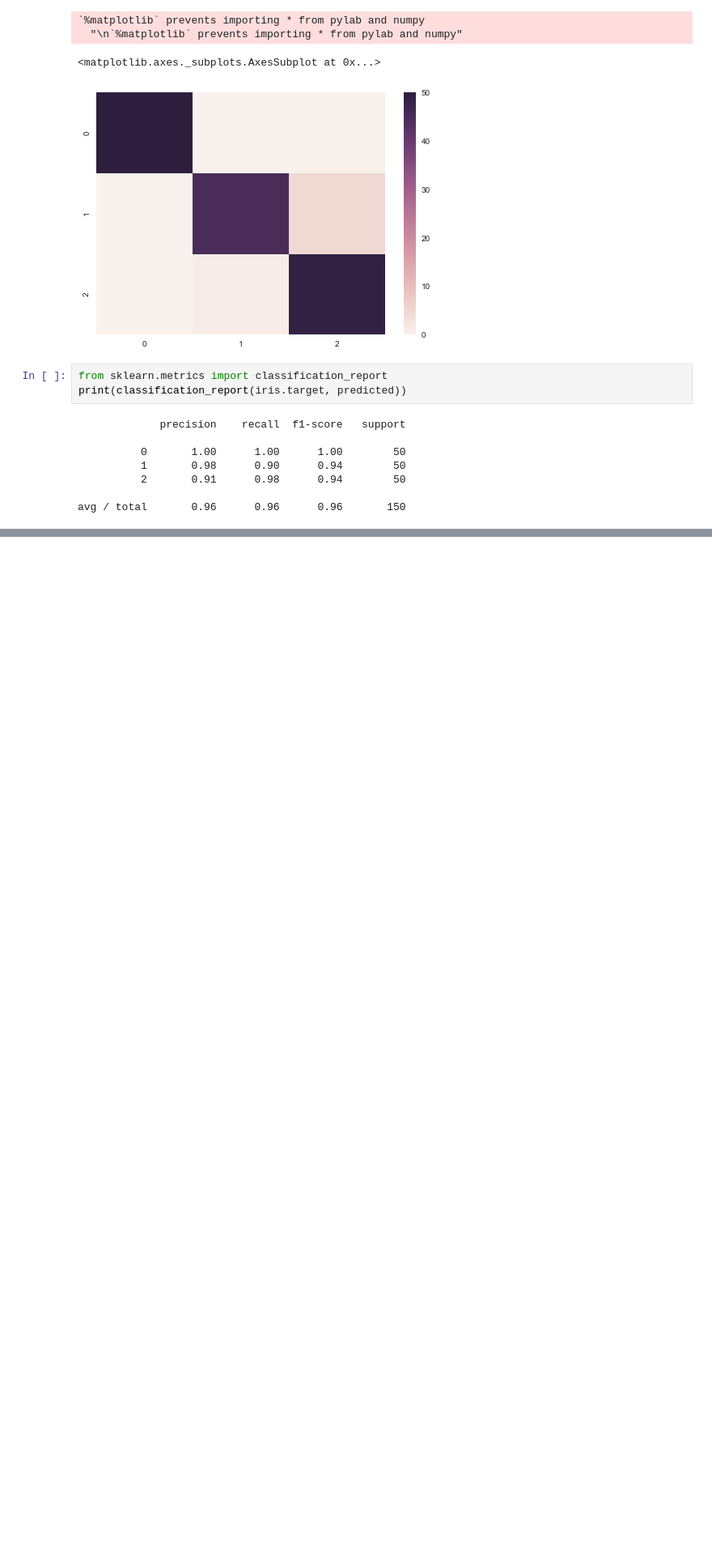
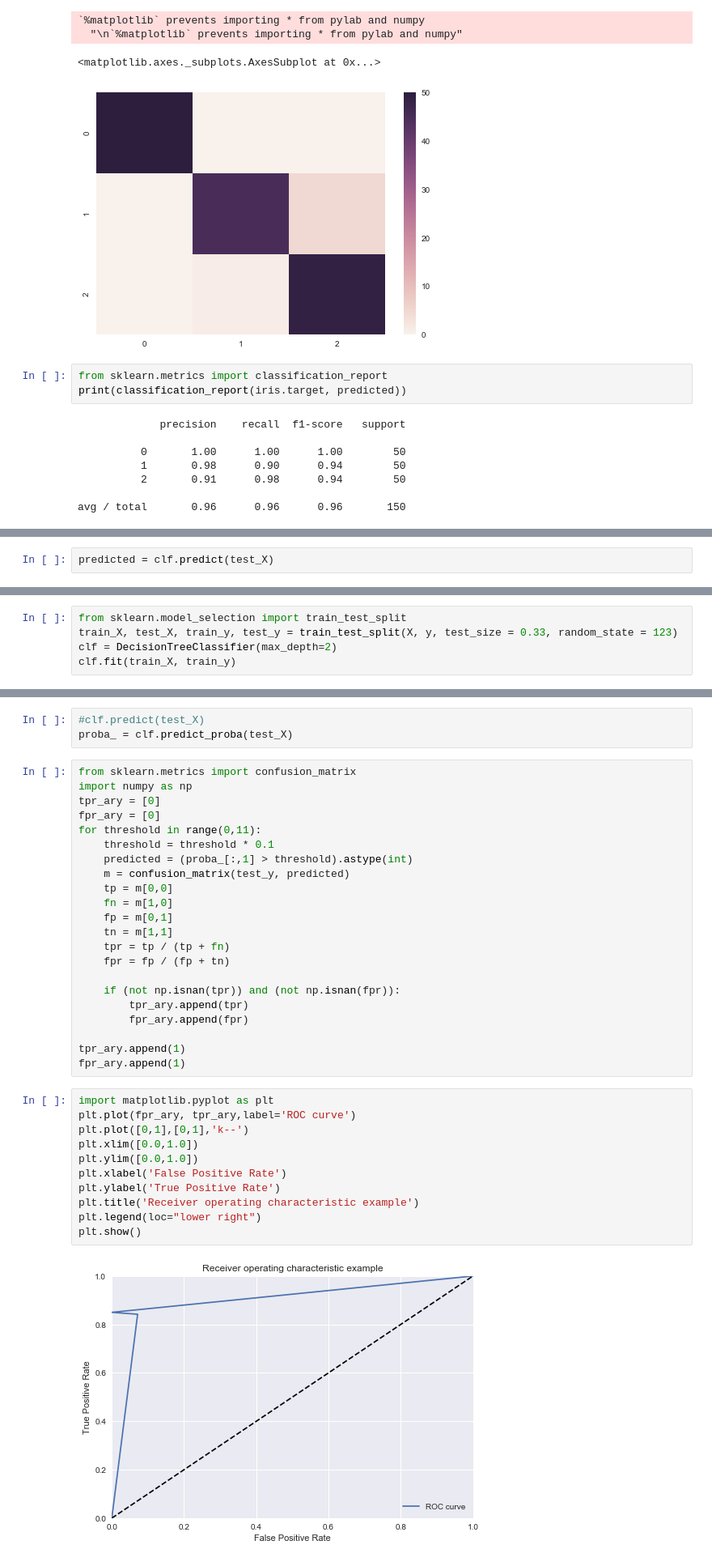
Before and after one commit to ywchiu/fetnetpy, a Jupyter notebook: Demo20171110.ipynb, the cells around one changed output, grey strips where cells are left out. Shown: that part at 81% size. Drawn from its saved outputs; the diff is of its cells as text; blank space fills up the shorter version.

```diff
--- a/Demo20171110.ipynb
+++ b/Demo20171110.ipynb
@@ -333,0 +415,2 @@ avg / total       0.96      0.96      0.96       150
+# %%
+predicted = clf.predict(test_X)
@@ -333,0 +511,5 @@ avg / total       0.96      0.96      0.96       150
+# %%
+from sklearn.model_selection import train_test_split
+train_X, test_X, train_y, test_y = train_test_split(X, y, test_size = 0.33, random_state = 123)
+clf = DecisionTreeClassifier(max_depth=2)
+clf.fit(train_X, train_y)
@@ -333,0 +522,38 @@ avg / total       0.96      0.96      0.96       150
+# %%
+#clf.predict(test_X)
+proba_ = clf.predict_proba(test_X)
+# %%
+from sklearn.metrics import confusion_matrix
+import numpy as np
+tpr_ary = [0]
+fpr_ary = [0]
+for threshold in range(0,11):
+    threshold = threshold * 0.1
+    predicted = (proba_[:,1] > threshold).astype(int)
+    m = confusion_matrix(test_y, predicted)
+    tp = m[0,0]
+    fn = m[1,0]
+    fp = m[0,1]
+    tn = m[1,1]
+    tpr = tp / (tp + fn)
+    fpr = fp / (fp + tn)
+
+    if (not np.isnan(tpr)) and (not np.isnan(fpr)):
+        tpr_ary.append(tpr)
+        fpr_ary.append(fpr)
+
+tpr_ary.append(1)
+fpr_ary.append(1)
+# %%
+import matplotlib.pyplot as plt
+plt.plot(fpr_ary, tpr_ary,label='ROC curve')
+plt.plot([0,1],[0,1],'k--')
+plt.xlim([0.0,1.0])
+plt.ylim([0.0,1.0])
+plt.xlabel('False Positive Rate')
+plt.ylabel('True Positive Rate')
+plt.title('Receiver operating characteristic example')
+plt.legend(loc="lower right")
+plt.show()
+# %% [output]
+[figure, added]
```
Also changed, not shown: parts of 32 cells of this notebook.
